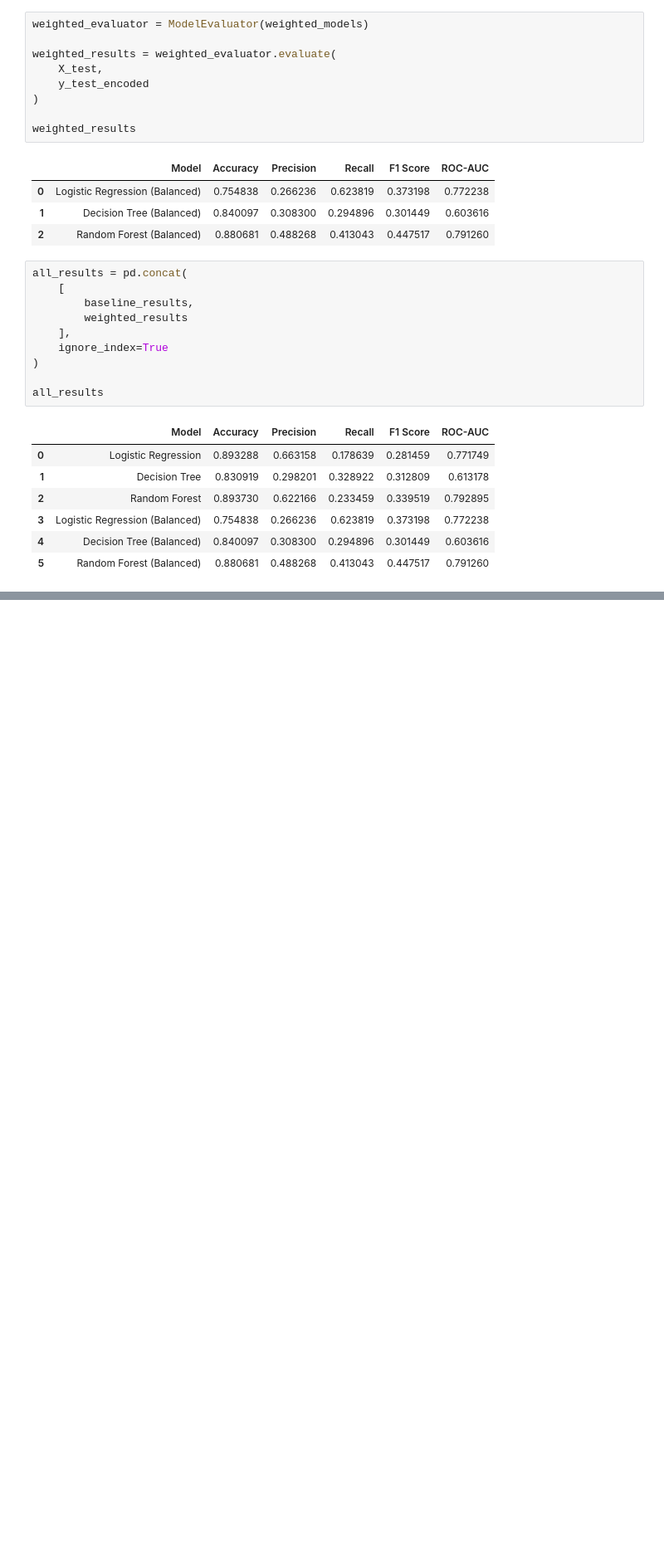
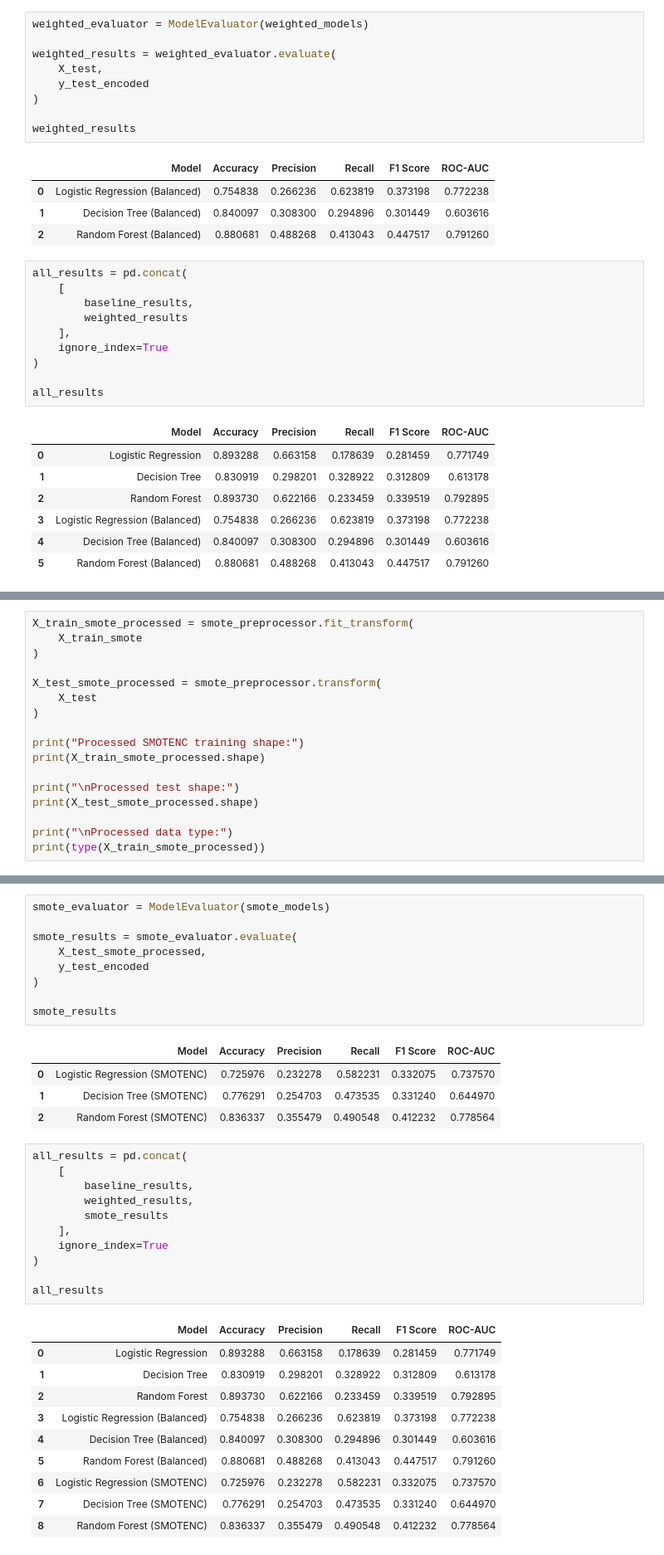
Before and after one commit to Tam-Davies/Predicting-Customer-Term-Deposit-Subscription-Using-Supervised-Machine-Learning, a Jupyter notebook: notebooks/bank_marketing_classification.ipynb, the cells around one changed output, grey strips where cells are left out. Shown at 83% size. Drawn from its saved outputs; the diff is of its cells as text; blank space fills up the shorter version.

Commit message:
Ran further analysis with SMOTE as well as plots for EDA

```diff
--- a/notebooks/bank_marketing_classification.ipynb
+++ b/notebooks/bank_marketing_classification.ipynb
@@ -487,0 +612,17 @@ print("imbalanced-learn is available.")
+# %%
+X_train_smote_processed = smote_preprocessor.fit_transform(
+    X_train_smote
+)
+
+X_test_smote_processed = smote_preprocessor.transform(
+    X_test
+)
+
+print("Processed SMOTENC training shape:")
+print(X_train_smote_processed.shape)
+
+print("\nProcessed test shape:")
+print(X_test_smote_processed.shape)
+
+print("\nProcessed data type:")
+print(type(X_train_smote_processed))
@@ -487,0 +674,36 @@ print("imbalanced-learn is available.")
+# %%
+smote_evaluator = ModelEvaluator(smote_models)
+
+smote_results = smote_evaluator.evaluate(
+    X_test_smote_processed,
+    y_test_encoded
+)
+
+smote_results
+# %% [output]
+|  | Model | Accuracy | Precision | Recall | F1 Score | ROC-AUC |
+| 0 | Logistic Regression (SMOTENC) | 0.725976 | 0.232278 | 0.582231 | 0.332075 | 0.737570 |
+| 1 | Decision Tree (SMOTENC) | 0.776291 | 0.254703 | 0.473535 | 0.331240 | 0.644970 |
+| 2 | Random Forest (SMOTENC) | 0.836337 | 0.355479 | 0.490548 | 0.412232 | 0.778564 |
+# %%
+all_results = pd.concat(
+    [
+        baseline_results,
+        weighted_results,
+        smote_results
+    ],
+    ignore_index=True
+)
+
+all_results
+# %% [output]
+|  | Model | Accuracy | Precision | Recall | F1 Score | ROC-AUC |
+| 0 | Logistic Regression | 0.893288 | 0.663158 | 0.178639 | 0.281459 | 0.771749 |
+| 1 | Decision Tree | 0.830919 | 0.298201 | 0.328922 | 0.312809 | 0.613178 |
+| 2 | Random Forest | 0.893730 | 0.622166 | 0.233459 | 0.339519 | 0.792895 |
+| 3 | Logistic Regression (Balanced) | 0.754838 | 0.266236 | 0.623819 | 0.373198 | 0.772238 |
+| 4 | Decision Tree (Balanced) | 0.840097 | 0.308300 | 0.294896 | 0.301449 | 0.603616 |
+| 5 | Random Forest (Balanced) | 0.880681 | 0.488268 | 0.413043 | 0.447517 | 0.791260 |
+| 6 | Logistic Regression (SMOTENC) | 0.725976 | 0.232278 | 0.582231 | 0.332075 | 0.737570 |
+| 7 | Decision Tree (SMOTENC) | 0.776291 | 0.254703 | 0.473535 | 0.331240 | 0.644970 |
+| 8 | Random Forest (SMOTENC) | 0.836337 | 0.355479 | 0.490548 | 0.412232 | 0.778564 |
```
Also changed, not shown: parts of 11 cells of this notebook.
